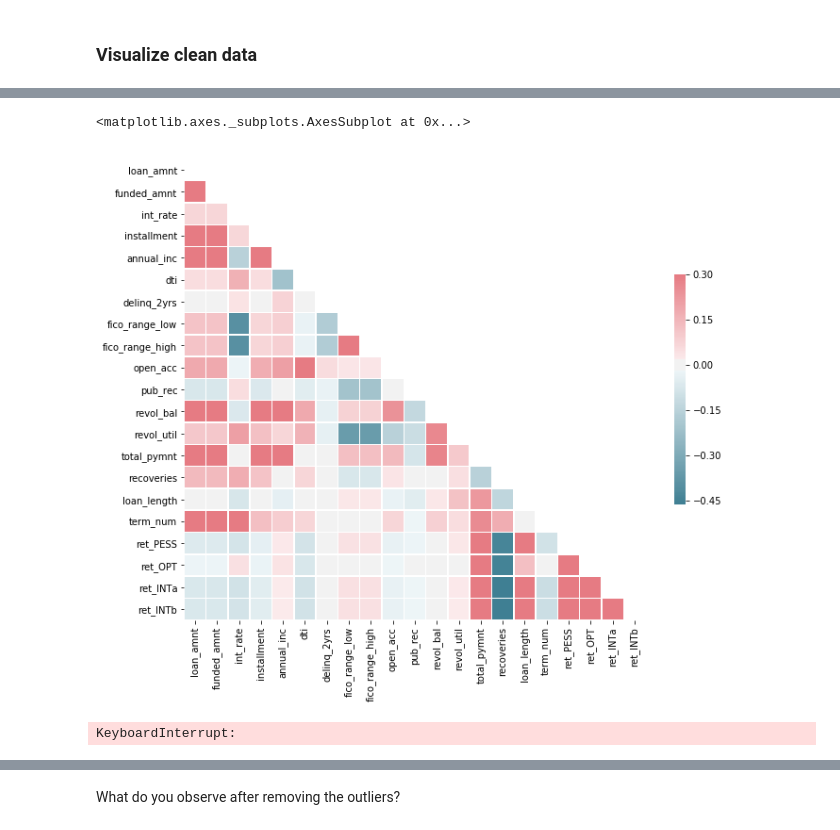
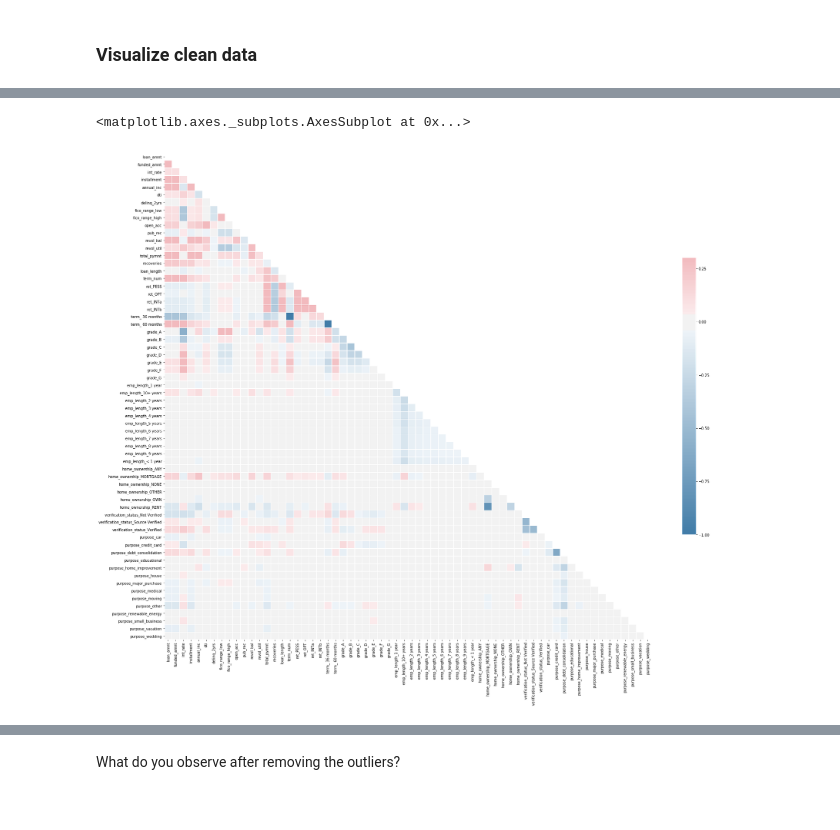
Before and after one commit to vickyzzn/LendingClubCase, a Jupyter notebook: CS-Phase 2 (2).ipynb, the cells around one changed output, grey strips where cells are left out. Drawn from its saved outputs; the diff is of its cells as text; code cells hidden in the pictures.

```diff
--- a/CS-Phase 2 (2).ipynb
+++ b/CS-Phase 2 (2).ipynb
@@ -264,7 +240,7 @@ final_data[criteria1 | criteria2].groupby('grade').mean()
 # takes a loss, we use M1-pessimistic to compute the return
 
 final_data['ret_OPT'] = ((final_data['total_pymnt'] - final_data['funded_amnt']) /
-                          final_data['funded_amnt']) * (12 / final_data['loan_length'])
+                          final_data['funded_amnt']) * (12 / round(final_data['loan_length']))
 
 final_data.loc[final_data.ret_OPT < 0,'ret_OPT'] = ((final_data['total_pymnt'] - final_data['funded_amnt']) /
                           final_data['funded_amnt']) * (12 / final_data['term_num'])
@@ -291,7 +267,7 @@ def ret_method_3(T, i):
     # Assuming that cash is then re-invested at the prime rate,
     # with monthly re-investment, until T months from the start
     # of the loan
-    remaining_months = T - final_data['loan_length']
+    remaining_months = T - round(final_data['loan_length'])
     final_return = cash_by_end_of_loan *((1+i/12)**remaining_months)
 
     # Find the percentage return
@@ -389,11 +365,9 @@ final_data = final_data[final_data['revol_bal']<1000000]
 final_data = final_data[final_data['fico_range_high']<780]
 final_data = final_data[final_data['fico_range_low']<770]
 final_data = final_data[final_data['total_pymnt']<35000]
-final_data = final_data[final_data['recoveries']<3000]
 final_data = final_data[final_data['int_rate']<25]
 final_data = final_data[final_data['revol_util']<150]
-final_data = final_data[final_data['ret_PESS']<0.2]
-final_data = final_data[final_data['ret_OPT']<0.45]
+
 # remove outliers based kth obvious feature
 
 print("Removed " + str(n_rows - len(final_data)) + " rows")
@@ -464,34 +438,28 @@ visualize_date_columns()
 ... (11 outputs left out)
+# %%
+cols = ['term','grade', 'emp_length','home_ownership','verification_status', 'purpose']
+tmp = pd.get_dummies(final_data, columns = cols).drop('loan_status', axis=1)
+tmp2 = pd.get_dummies(final_data, columns = cat_cols)
 # %%
 # Visualize the feature correlations
  # use sns scatter or pairplot
 
 # Compute the correlation matrix
-corr = final_data.corr()
+corr = tmp.corr()
 
 # Generate a mask for the upper triangle
 mask = np.zeros_like(corr, dtype=np.bool)
 mask[np.triu_indices_from(mask)] = True
 
 # Set up the matplotlib figure
-f, ax = plt.subplots(figsize=(11, 9))
+f, ax = plt.subplots(figsize=(30, 28))
 
 # Generate a custom diverging colormap
-cmap = seaborn.diverging_palette(220, 10, as_cmap=True)
+cmap = seaborn.diverging_palette(240, 10, as_cmap=True)
 
 # Draw the heatmap with the mask and correct aspect ratio
 seaborn.heatmap(corr, mask=mask, cmap=cmap, vmax=.3, center=0,
             square=True, linewidths=.5, cbar_kws={"shrink": .5})
 # %% [output]
 <matplotlib.axes._subplots.AxesSubplot at 0x...>
-[figure, old version]
+[figure, new version]
-# %%
-# Visualize relation between loan status and features
-# sns pairplot or scatter plot. Refer to recitations
-for i in list(final_data.columns.values):
-    plt.figure(figsize=(10,8))
-    plt.xticks(rotation='vertical')
-    plt.scatter(x=final_data['loan_status'],y=final_data[i])
-    plt.show()
-# %% [output]
-KeyboardInterrupt:
```
Also changed, not shown: parts of 15 cells of this notebook.
